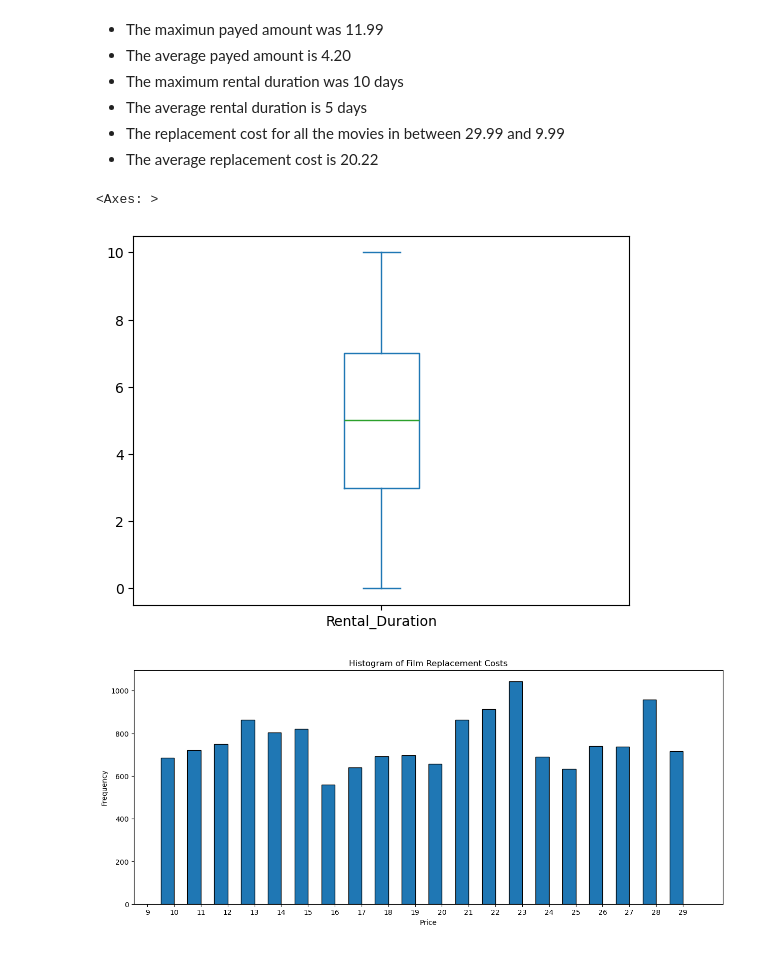
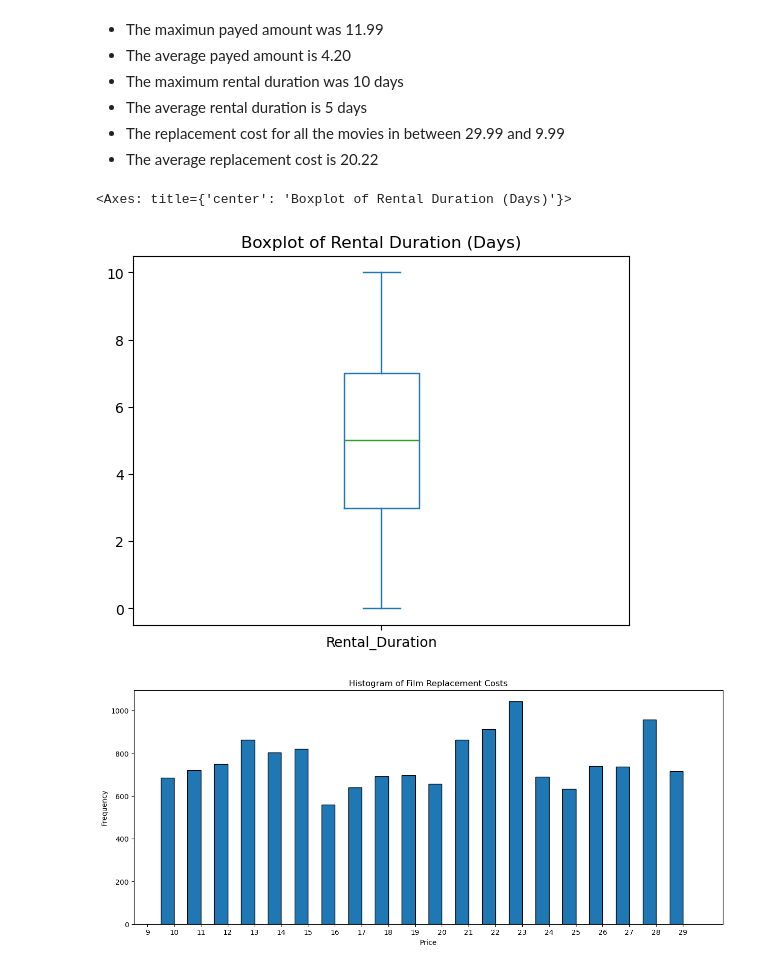
Before and after one commit to luipmesquita/Main-Project-of-Data-Analysis, a Jupyter notebook: scripts/sakila-InProgress.ipynb, the cells around one changed output. Cells and saved outputs as stored; diff of their text form; code cells hidden in the pictures.

```diff
--- a/scripts/sakila-InProgress.ipynb
+++ b/scripts/sakila-InProgress.ipynb
@@ -179,10 +179,12 @@ df.describe()
 - The replacement cost for all the movies in between 29.99 and 9.99
 - The average replacement cost is 20.22
 # %%
-df['Rental_Duration'].plot(kind = 'box')
+# Simple Boxplot graph
+df['Rental_Duration'].plot(kind   = 'box',
+                           title  = 'Boxplot of Rental Duration (Days)')
 # %% [output]
-<Axes: >
+<Axes: title={'center': 'Boxplot of Rental Duration (Days)'}>
-[figure, old version]
+[figure, new version]
 # %%
 # Set figure dimensions
 plt.figure(figsize=(15, 6))
```
Also changed, not shown: parts of 6 cells of this notebook.
